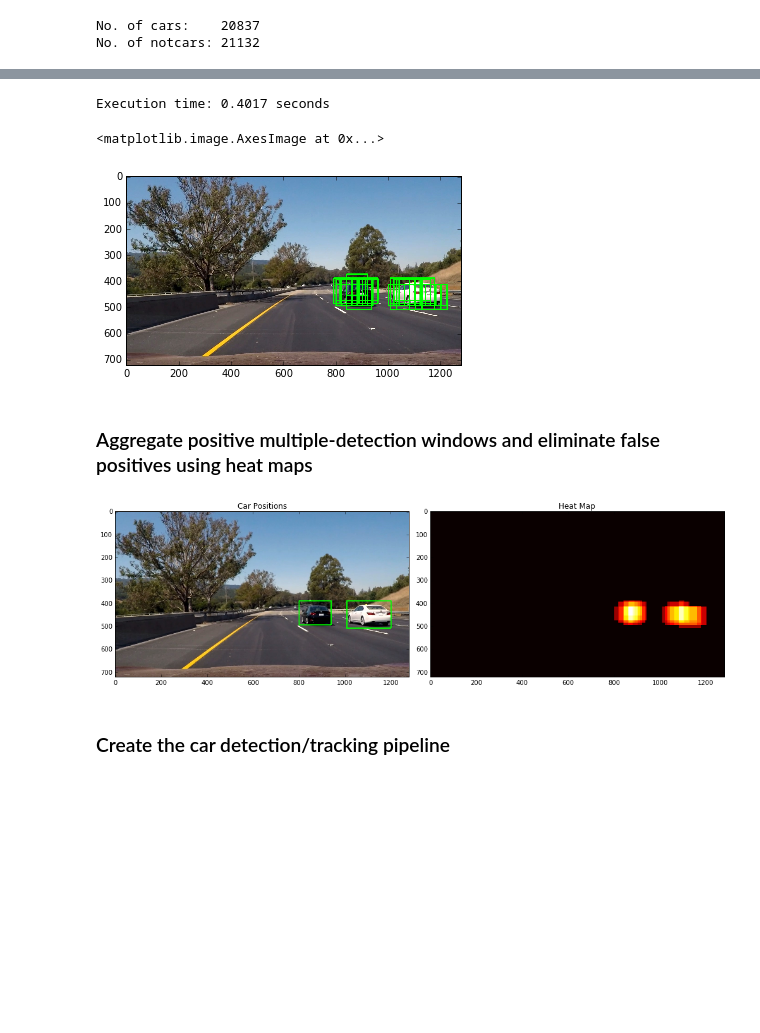
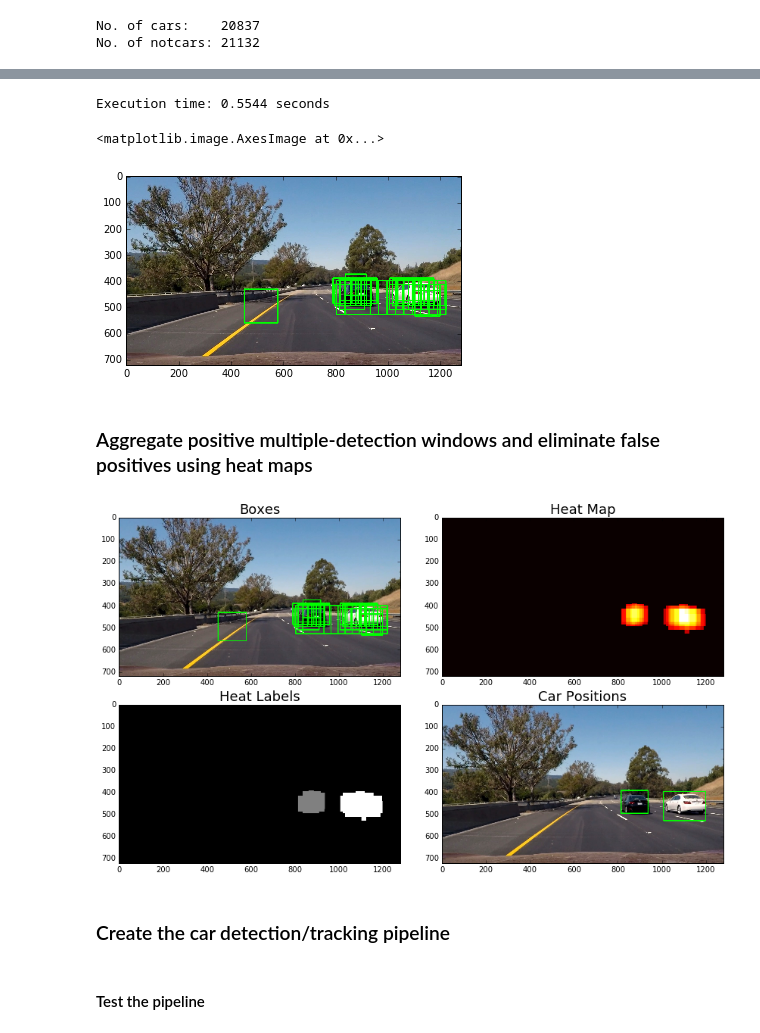
Before and after one commit to allen8r/sdc-vehicle-detection-tracking, a Jupyter notebook: detect-cars.ipynb, the cells around one changed output, grey strips where cells are left out. Cells and saved outputs as stored; diff of their text form; code cells hidden in the pictures; blank space fills up the shorter version.

```diff
--- a/detect-cars.ipynb
+++ b/detect-cars.ipynb
@@ -285,0 +340,23 @@ Define a single function that can extract features using hog sub-sampling and ma
+# %%
+box_colors = [(0,255,0), (255,255,0), (0,0,255), (255,0,0)]
+
+
+out_img, boxes = find_cars(test_img, ystart[0], ystop[0], xstart[0], xstop[0],
+                  scales[0], svc, X_scaler, orient, pix_per_cell, cell_per_block,
+                  spatial_size, hist_bins, hog_channel,
+                  color_space, True, box_colors[0])
+out_img, boxes = find_cars(out_img, ystart[1], ystop[1], xstart[1], xstop[1],
+                  scales[1], svc, X_scaler, orient, pix_per_cell, cell_per_block,
+                  spatial_size, hist_bins, hog_channel,
+                  color_space, True, box_colors[1])
+out_img, boxes = find_cars(out_img, ystart[2], ystop[2], xstart[2], xstop[2],
+                  scales[2], svc, X_scaler, orient, pix_per_cell, cell_per_block,
+                  spatial_size, hist_bins, hog_channel,
+                  color_space, True, box_colors[2])
+out_img, boxes = find_cars(out_img, ystart[3], ystop[3], xstart[3], xstop[3],
+                  scales[3], svc, X_scaler, orient, pix_per_cell, cell_per_block,
+                  spatial_size, hist_bins, hog_channel,
+                  color_space, True, box_colors[3])
+
+save_image('./visuals/hog-subsampling-patches.jpg', out_img, RGB=True)
+plt.imshow(out_img)
@@ -286,12 +367,4 @@ Define a single function that can extract features using hog sub-sampling and ma
 # %%
-ystart = [420, 390, 375]
-ystop =  [675, 580, 520]
-xstart = [400, 575, 500]
-xstop =  [1280, 1280, 1280]
-scales = [2.5, 1.5, 1.25]
-test_img = mpimg.imread('./test_images/test6.jpg')
-#test_img = mpimg.imread('./test_images/proj_vid_frame8.jpg')
-
 box_list = []
 t = time.time()
 for i, scale in enumerate(scales):
@@ -305,38 +378,45 @@ print("Execution time: {} seconds".format(round(t2-t, 4)))
 
 plt.imshow(out_img)
 # %% [output]
-Execution time: 0.4017 seconds
+Execution time: 0.5544 seconds
 <matplotlib.image.AxesImage at 0x...>
-[figure, old version]
+[figure, new version]
 # %% [markdown]
 ### Aggregate positive multiple-detection windows and eliminate false positives using heat maps
 # %%
 image = test_img
 heat = np.zeros_like(image[:,:,0]).astype(np.float)
 
 # Add heat to each box in box list
 heat = add_heat(heat, box_list)
 
 # Apply threshold to help remove false positives
-heat = apply_threshold(heat, 2)
+heat = apply_threshold(heat, 4)
 
 # Visualize the heatmap when displaying
 heatmap = np.clip(heat, 0, 255)
 
 # Find final boxes from heatmap using label function
 labels = label(heatmap)
 draw_img = draw_labeled_bboxes(np.copy(image), labels)
 
-fig = plt.figure(figsize=(14,6))
-plt.subplot(121)
+fig = plt.figure(figsize=(12,7))
+
+plt.subplot(221)
+plt.imshow(out_img)
+plt.title('Boxes', fontsize=18)
+plt.subplot(222)
+plt.imshow(heatmap, cmap='hot')
+plt.title('Heat Map', fontsize=18)
+plt.subplot(223)
+plt.imshow(labels[0], cmap='gray')
+plt.title('Heat Labels', fontsize=18)
+plt.subplot(224)
 plt.imshow(draw_img)
-plt.title('Car Positions')
-plt.subplot(122),
-plt.imshow(heatmap, cmap='hot')
-plt.title('Heat Map')
+plt.title('Car Positions', fontsize=18)
 fig.tight_layout()
 # %% [output]
-[figure, old version]
+[figure, new version]
 # %% [markdown]
 ### Create the car detection/tracking pipeline
 # %%
@@ -377,6 +457,8 @@ def look_for_cars(image,
     draw_img = draw_labeled_bboxes(np.copy(image), labels)
 
     return draw_img
+# %% [markdown]
+#### Test the pipeline
 # %%
 plt.imshow(look_for_cars(test_img, svc, X_scaler))
 # %% [output]
```
Also changed, not shown: parts of 20 cells of this notebook, 14 other files.
